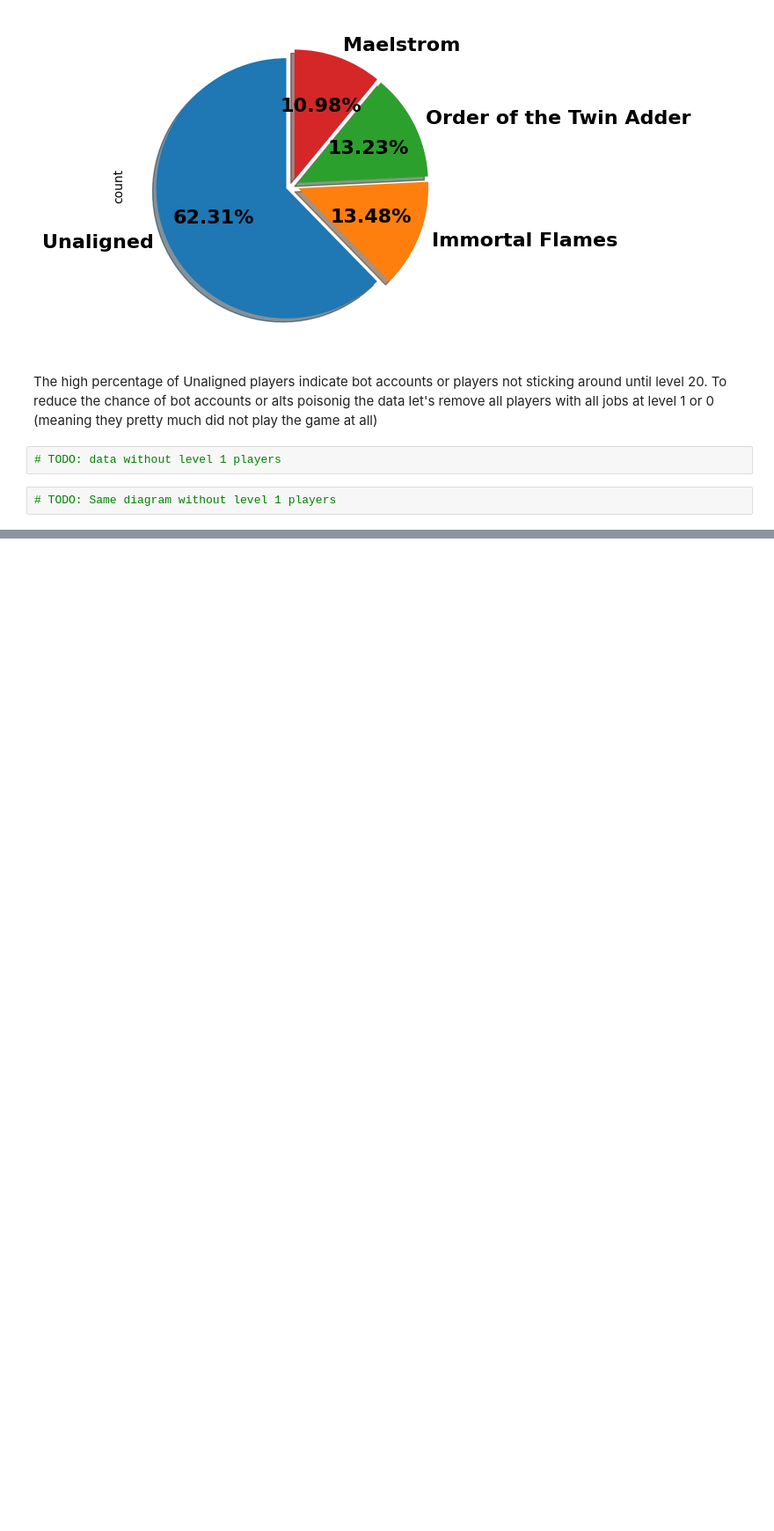
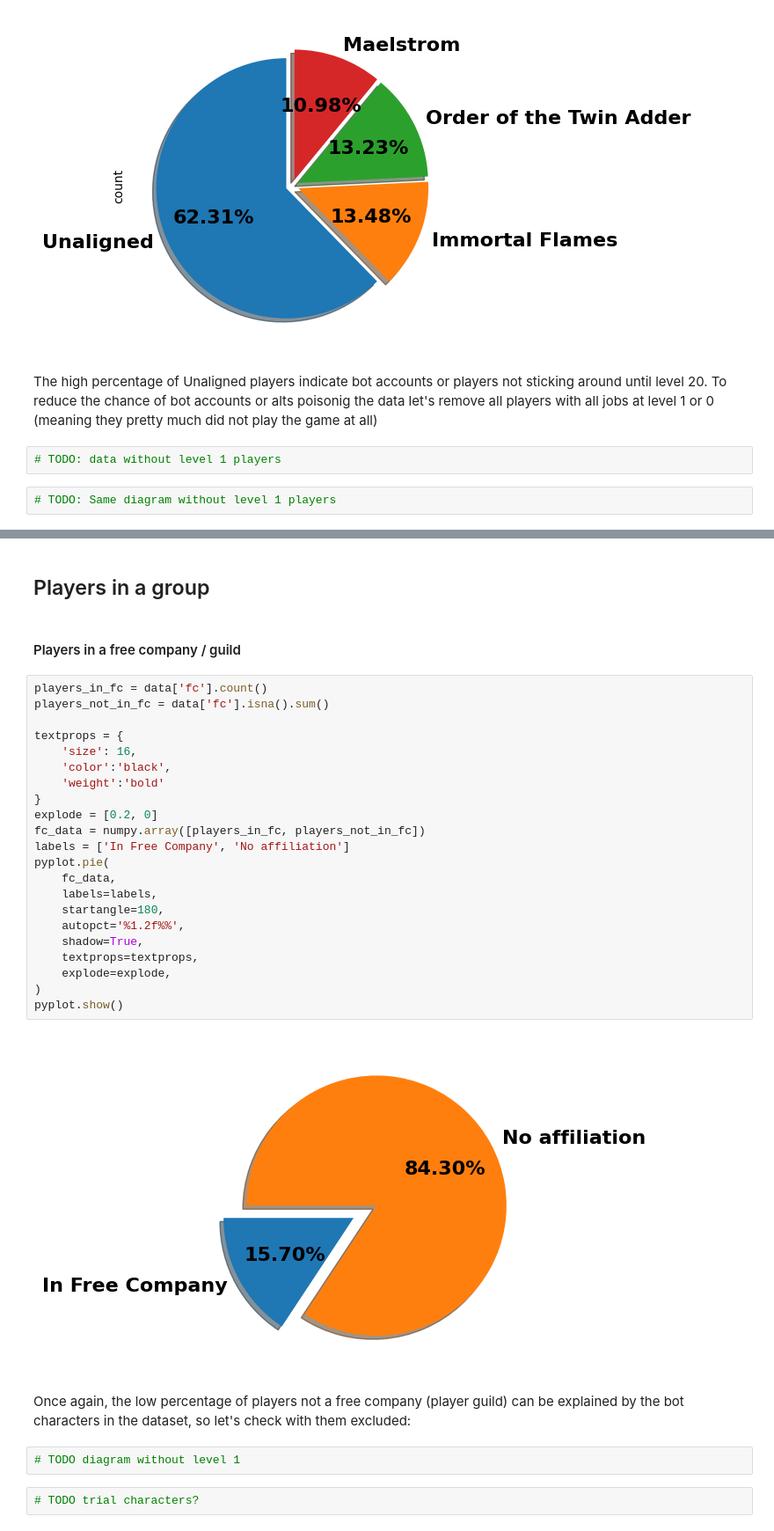
Before and after one commit to k33m0l/ffxiv-char-data, a Jupyter notebook: data/analytics/analytics.ipynb, the cells around one changed output, grey strips where cells are left out. Shown at 88% size. Saved outputs shown, nothing was run; the diff lists cells and outputs as text; blank space fills up the shorter version.

```diff
--- a/data/analytics/analytics.ipynb
+++ b/data/analytics/analytics.ipynb
@@ -44,0 +65,34 @@ The high percentage of Unaligned players indicate bot accounts or players not st
+# %% [markdown]
+## Players in a group
+# %% [markdown]
+#### Players in a free company / guild
+# %%
+players_in_fc = data['fc'].count()
+players_not_in_fc = data['fc'].isna().sum()
+
+textprops = {
+    'size': 16,
+    'color':'black',
+    'weight':'bold'
+}
+explode = [0.2, 0]
+fc_data = numpy.array([players_in_fc, players_not_in_fc])
+labels = ['In Free Company', 'No affiliation']
+pyplot.pie(
+    fc_data,
+    labels=labels,
+    startangle=180,
+    autopct='%1.2f%%',
+    shadow=True,
+    textprops=textprops,
+    explode=explode,
+)
+pyplot.show()
+# %% [output]
+[figure, added]
+# %% [markdown]
+Once again, the low percentage of players not a free company (player guild) can be explained by the bot characters in the dataset, so let's check with them excluded:
+# %%
+# TODO diagram without level 1
+# %%
+# TODO trial characters?
```
Also changed, not shown: parts of 12 cells of this notebook.
